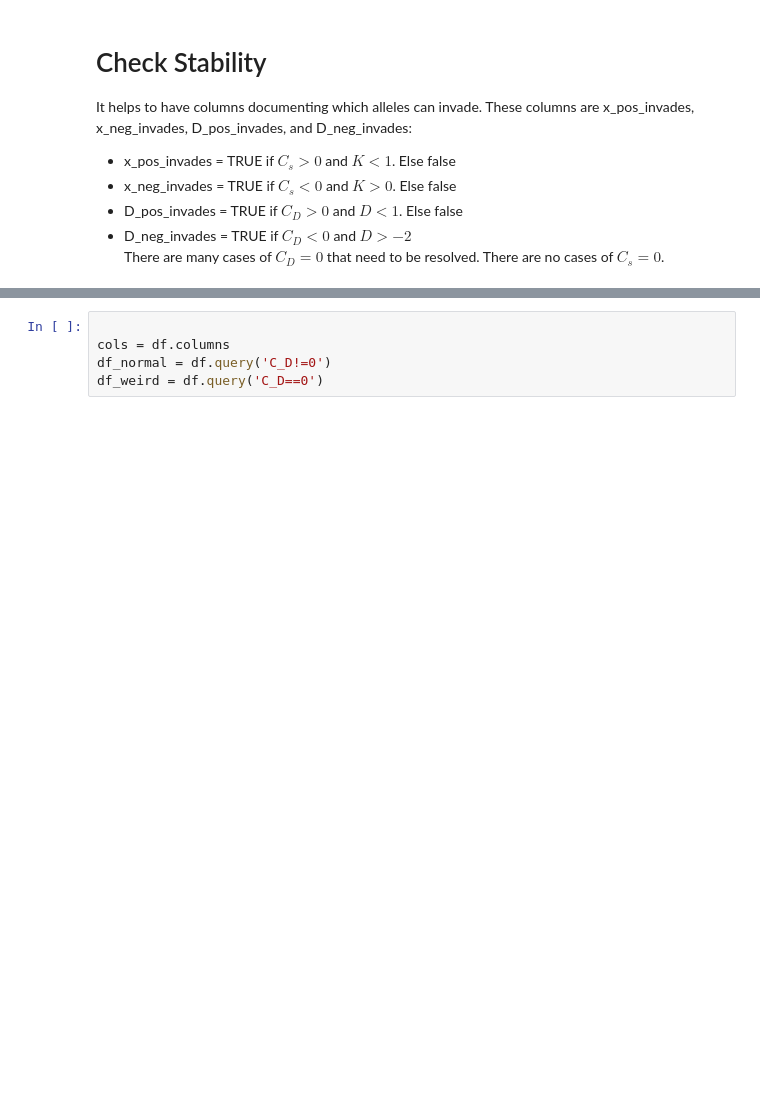
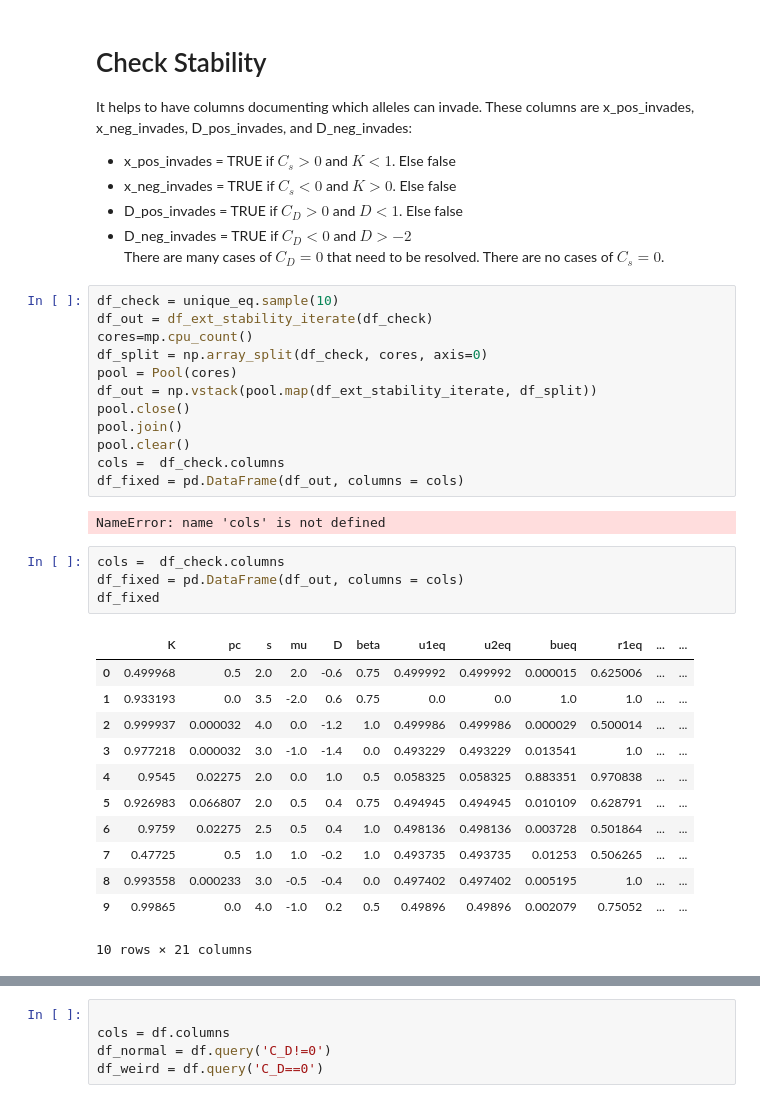
Before and after one commit to taliaborofsky/NumSol-Conformism, a Jupyter notebook: GenerateDFs.ipynb, the cells around one changed output, grey strips where cells are left out. Cells and saved outputs as stored; diff of their text form; blank space fills up the shorter version.

```diff
--- a/GenerateDFs.ipynb
+++ b/GenerateDFs.ipynb
@@ -191,6 +191,37 @@ It helps to have columns documenting which alleles can invade. These columns are
 - D_pos_invades = TRUE if $C_D > 0$ and $D < 1$. Else false
 - D_neg_invades = TRUE if $C_D < 0$ and $D > -2$
 There are many cases of $C_D = 0$ that need to be resolved. There are no cases of $C_s = 0$.
+# %%
+df_check = unique_eq.sample(10)
+df_out = df_ext_stability_iterate(df_check)
+cores=mp.cpu_count()
+df_split = np.array_split(df_check, cores, axis=0)
+pool = Pool(cores)
+df_out = np.vstack(pool.map(df_ext_stability_iterate, df_split))
+pool.close()
+pool.join()
+pool.clear()
+cols =  df_check.columns
+df_fixed = pd.DataFrame(df_out, columns = cols)
+# %% [output]
+NameError: name 'cols' is not defined
+# %%
+cols =  df_check.columns
+df_fixed = pd.DataFrame(df_out, columns = cols)
+df_fixed
+# %% [output]
+|  | K | pc | s | mu | D | beta | u1eq | u2eq | bueq | r1eq | ... | ... |
+| 0 | 0.499968 | 0.5 | 2.0 | 2.0 | -0.6 | 0.75 | 0.499992 | 0.499992 | 0.000015 | 0.625006 | ... | ... |
+| 1 | 0.933193 | 0.0 | 3.5 | -2.0 | 0.6 | 0.75 | 0.0 | 0.0 | 1.0 | 1.0 | ... | ... |
+| 2 | 0.999937 | 0.000032 | 4.0 | 0.0 | -1.2 | 1.0 | 0.499986 | 0.499986 | 0.000029 | 0.500014 | ... | ... |
+| 3 | 0.977218 | 0.000032 | 3.0 | -1.0 | -1.4 | 0.0 | 0.493229 | 0.493229 | 0.013541 | 1.0 | ... | ... |
+| 4 | 0.9545 | 0.02275 | 2.0 | 0.0 | 1.0 | 0.5 | 0.058325 | 0.058325 | 0.883351 | 0.970838 | ... | ... |
+| 5 | 0.926983 | 0.066807 | 2.0 | 0.5 | 0.4 | 0.75 | 0.494945 | 0.494945 | 0.010109 | 0.628791 | ... | ... |
+| 6 | 0.9759 | 0.02275 | 2.5 | 0.5 | 0.4 | 1.0 | 0.498136 | 0.498136 | 0.003728 | 0.501864 | ... | ... |
+| 7 | 0.47725 | 0.5 | 1.0 | 1.0 | -0.2 | 1.0 | 0.493735 | 0.493735 | 0.01253 | 0.506265 | ... | ... |
+| 8 | 0.993558 | 0.000233 | 3.0 | -0.5 | -0.4 | 0.0 | 0.497402 | 0.497402 | 0.005195 | 1.0 | ... | ... |
+| 9 | 0.99865 | 0.0 | 4.0 | -1.0 | 0.2 | 0.5 | 0.49896 | 0.49896 | 0.002079 | 0.75052 | ... | ... |
+10 rows × 21 columns
 # %%
 #df = pd.read_csv('UniqueEquilibriaDF.csv')
 df = unique_eq
```
Also changed, not shown: parts of 8 cells of this notebook, 4 other files.
